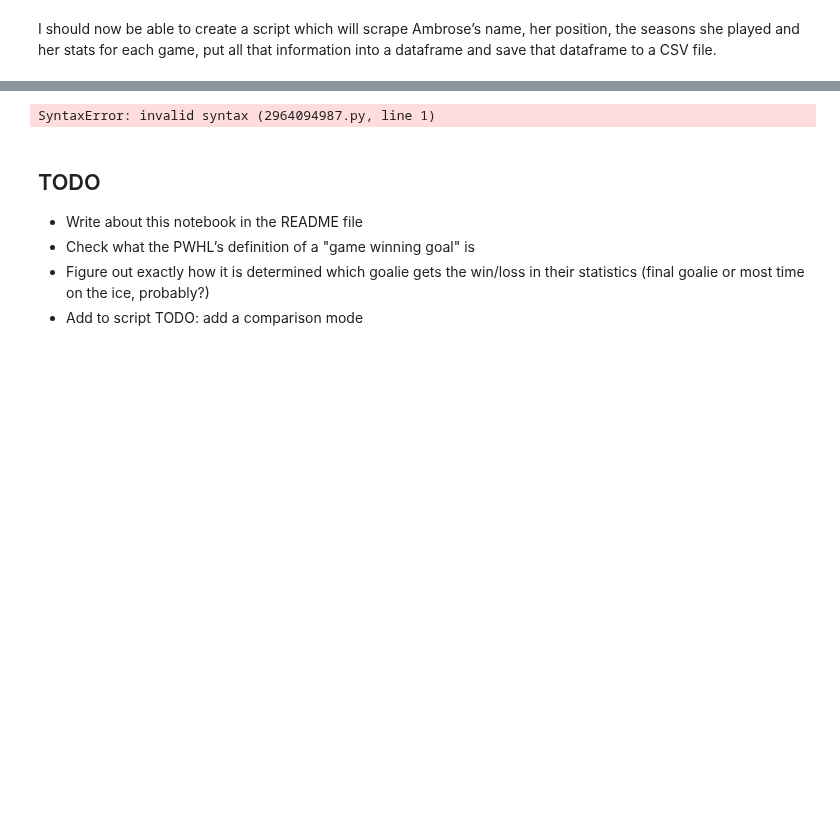
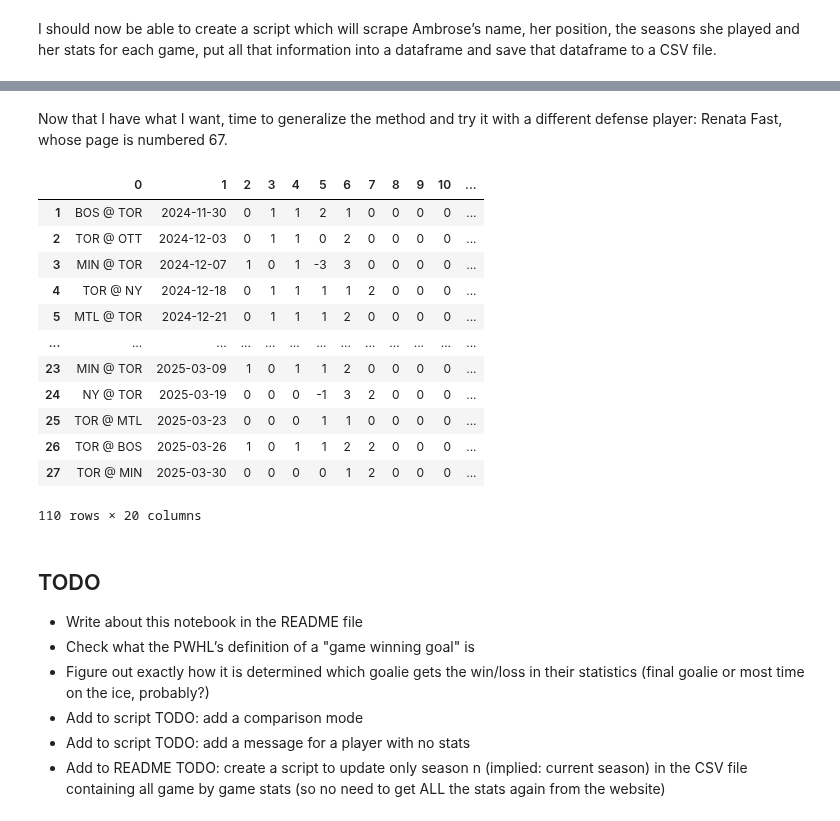
Before and after one commit to AGasconAfriat/pwhl_data-analysis, a Jupyter notebook: detailed-stats.ipynb, the cells around one changed output, grey strips where cells are left out. Saved outputs shown, nothing was run; the diff lists cells and outputs as text; code cells hidden in the pictures; blank space fills up the shorter version.

Commit message:
Complete script to get game by game stats for a single player

```diff
--- a/detailed-stats.ipynb
+++ b/detailed-stats.ipynb
@@ -276,0 +381,12 @@ I should now be able to create a script which will scrape Ambrose’s name, her
+# %%
+def get_season_stats(player_url, seasons):
+    temp_df = pd.DataFrame()
+    for s in seasons:
+        season_df = scrape_stats_page_gbg(player_url + str(s))
+        temp_df = pd.concat([temp_df, season_df])
+    return temp_df
+# %%
+df = get_season_stats(AMBROSE_URL, seasons_played).dropna()
+# %%
+df["name"] = name
+df["position"] = position
@@ -277,4 +409,32 @@ I should now be able to create a script which will scrape Ambrose’s name, her
+# %% [markdown]
+Now that I have what I want, time to generalize the method and try it with a different defense player: Renata Fast, whose page is numbered 67.
+# %%
+def get_player_gbg(num):
+    url = "https://www.thepwhl.com/en/stats/player/" + str(num) + "/"
+    name, position, seasons_played = scrape_name_and_seasons_played(url)
+    df = get_season_stats(url, seasons_played).dropna()
+    df["name"] = name
+    df["position"] = position
+    return df
+# %%
+df = get_player_gbg(67)
+df
+# %% [output]
+|  | 0 | 1 | 2 | 3 | 4 | 5 | 6 | 7 | 8 | 9 | 10 | ... |
+| 1 | BOS @ TOR | 2024-11-30 | 0 | 1 | 1 | 2 | 1 | 0 | 0 | 0 | 0 | ... |
+| 2 | TOR @ OTT | 2024-12-03 | 0 | 1 | 1 | 0 | 2 | 0 | 0 | 0 | 0 | ... |
+| 3 | MIN @ TOR | 2024-12-07 | 1 | 0 | 1 | -3 | 3 | 0 | 0 | 0 | 0 | ... |
+| 4 | TOR @ NY | 2024-12-18 | 0 | 1 | 1 | 1 | 1 | 2 | 0 | 0 | 0 | ... |
+| 5 | MTL @ TOR | 2024-12-21 | 0 | 1 | 1 | 1 | 2 | 0 | 0 | 0 | 0 | ... |
+| ... | ... | ... | ... | ... | ... | ... | ... | ... | ... | ... | ... | ... |
+| 23 | MIN @ TOR | 2025-03-09 | 1 | 0 | 1 | 1 | 2 | 0 | 0 | 0 | 0 | ... |
+| 24 | NY @ TOR | 2025-03-19 | 0 | 0 | 0 | -1 | 3 | 2 | 0 | 0 | 0 | ... |
+| 25 | TOR @ MTL | 2025-03-23 | 0 | 0 | 0 | 1 | 1 | 0 | 0 | 0 | 0 | ... |
+| 26 | TOR @ BOS | 2025-03-26 | 1 | 0 | 1 | 1 | 2 | 2 | 0 | 0 | 0 | ... |
+| 27 | TOR @ MIN | 2025-03-30 | 0 | 0 | 0 | 0 | 1 | 2 | 0 | 0 | 0 | ... |
+110 rows × 20 columns
 # %%
-https://www.thepwhl.com/en/stats/player/83
+df.columns = ["game", "date", "goals", "assists", "points",
+              "plus-minus", "shots", "penalty minutes", "faceoffs", "faceoffs win percentage",
+              "power play goals", "short handed goals", "game winning goals", "shootoutgoals", "shootout attempts",
+              "time on the ice", "hits", "season", "name", "position"]
-# %% [output]
-SyntaxError: invalid syntax (2964094987.py, line 1)
@@ -285,3 +447,5 @@ SyntaxError: invalid syntax (2964094987.py, line 1)
 - Check what the PWHL’s definition of a "game winning goal" is
 - Figure out exactly how it is determined which goalie gets the win/loss in their statistics (final goalie or most time on the ice, probably?)
 - Add to script TODO: add a comparison mode
+- Add to script TODO: add a message for a player with no stats
+- Add to README TODO: create a script to update only season n (implied: current season) in the CSV file containing all game by game stats (so no need to get ALL the stats again from the website)
```
Also changed, not shown: parts of 7 cells of this notebook, 1 other file.
